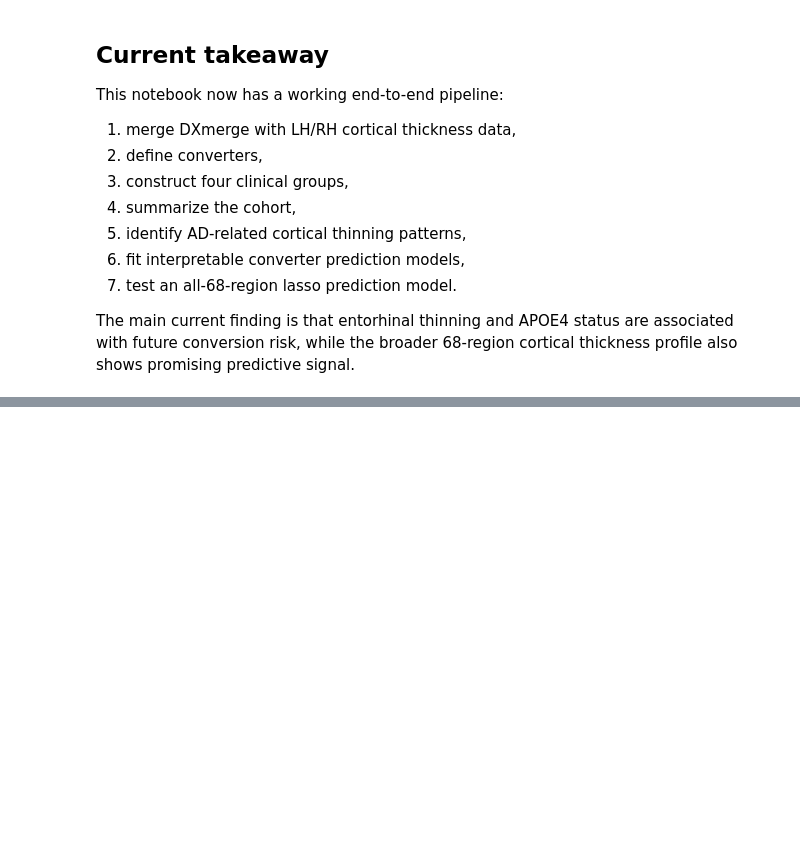
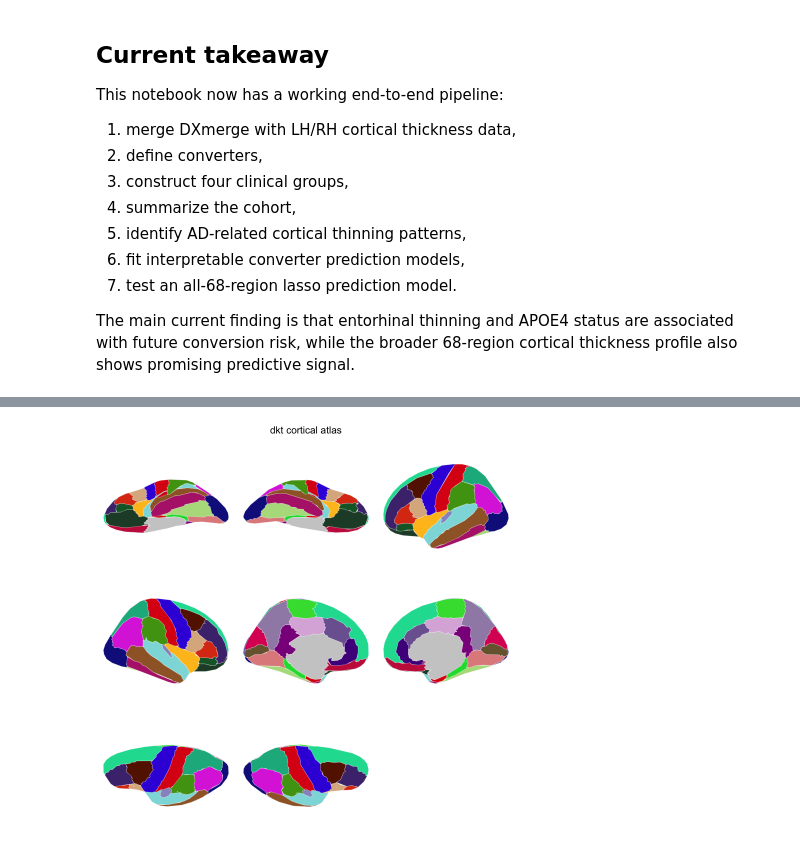
Before and after one commit to ACastellana0629/AD_onboarding, a Jupyter notebook: R_analysis/Analysis.ipynb, the cells around one changed output, grey strips where cells are left out. Drawn from its saved outputs; the diff is of its cells as text; code cells hidden in the pictures; blank space fills up the shorter version.

```diff
--- a/R_analysis/Analysis.ipynb
+++ b/R_analysis/Analysis.ipynb
@@ -2498,0 +2578,19 @@ The main current finding is that entorhinal thinning and APOE4 status are associ
+# %%
+# ============================================================
+# Step 22: Brain-map visualization using ggsegFreeSurfer DKT
+# ============================================================
+
+# install.packages("ggseg")
+# install.packages("ggsegFreeSurfer",
+#                  repos = c(ggseg = "https://ggseg.r-universe.dev",
+#                            CRAN = "https://cloud.r-project.org"))
+
+library(ggseg)
+library(ggsegFreeSurfer)
+library(ggplot2)
+library(dplyr)
+library(stringr)
+# Quick check that DKT atlas loads
+plot(dkt())
+# %% [output]
+[figure, added]
```
Also changed, not shown: parts of 45 cells of this notebook.
